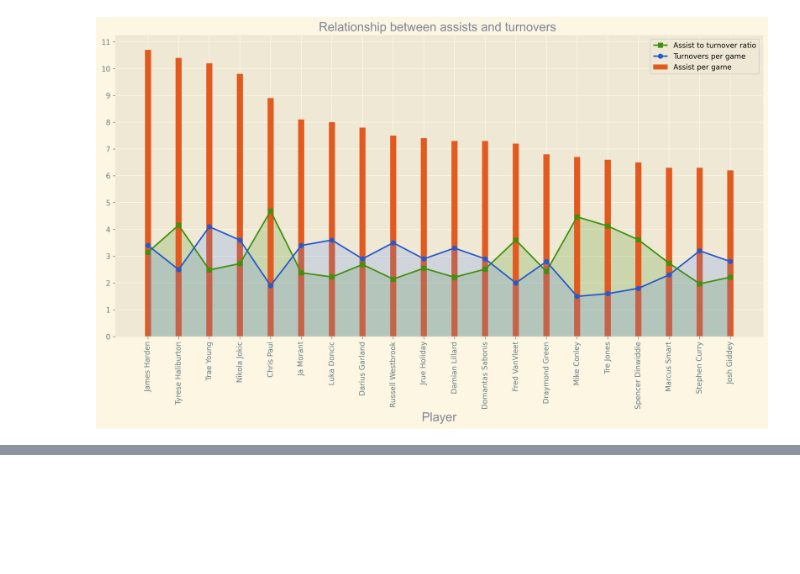
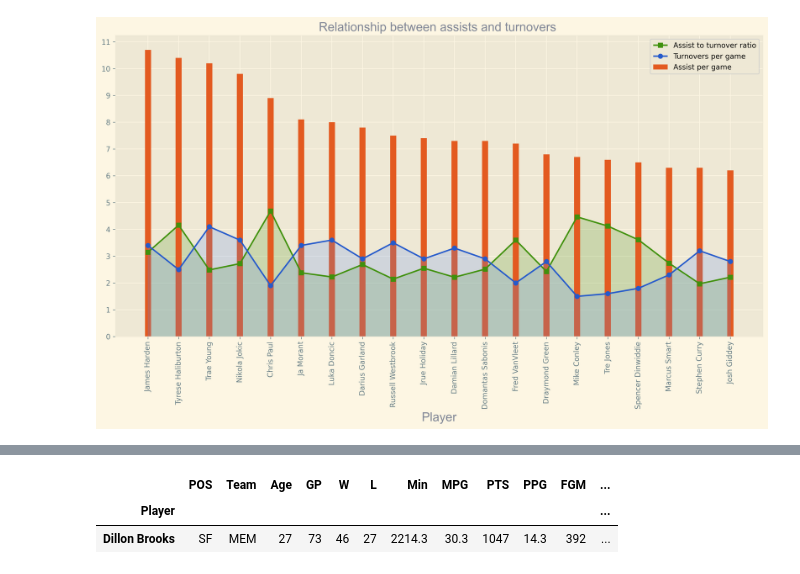
Before and after one commit to kevinnkansah/LearnDataScience, a Jupyter notebook: Python/NBA Data Visualization/nba.ipynb, the cells around one changed output, grey strips where cells are left out. Cells and saved outputs as stored; diff of their text form; code cells hidden in the pictures; blank space fills up the shorter version.

```diff
--- a/Python/NBA Data Visualization/nba.ipynb
+++ b/Python/NBA Data Visualization/nba.ipynb
@@ -401,0 +439,6 @@ plt.show()
+# %%
+nba[nba.index == 'Dillon Brooks']
+# %% [output]
+|  | POS | Team | Age | GP | W | L | Min | MPG | PTS | PPG | FGM | ... |
+| Player |  |  |  |  |  |  |  |  |  |  |  | ... |
+| Dillon Brooks | SF | MEM | 27 | 73 | 46 | 27 | 2214.3 | 30.3 | 1047 | 14.3 | 392 | ... |
```
Also changed, not shown: parts of 3 cells of this notebook, 1 other file.
